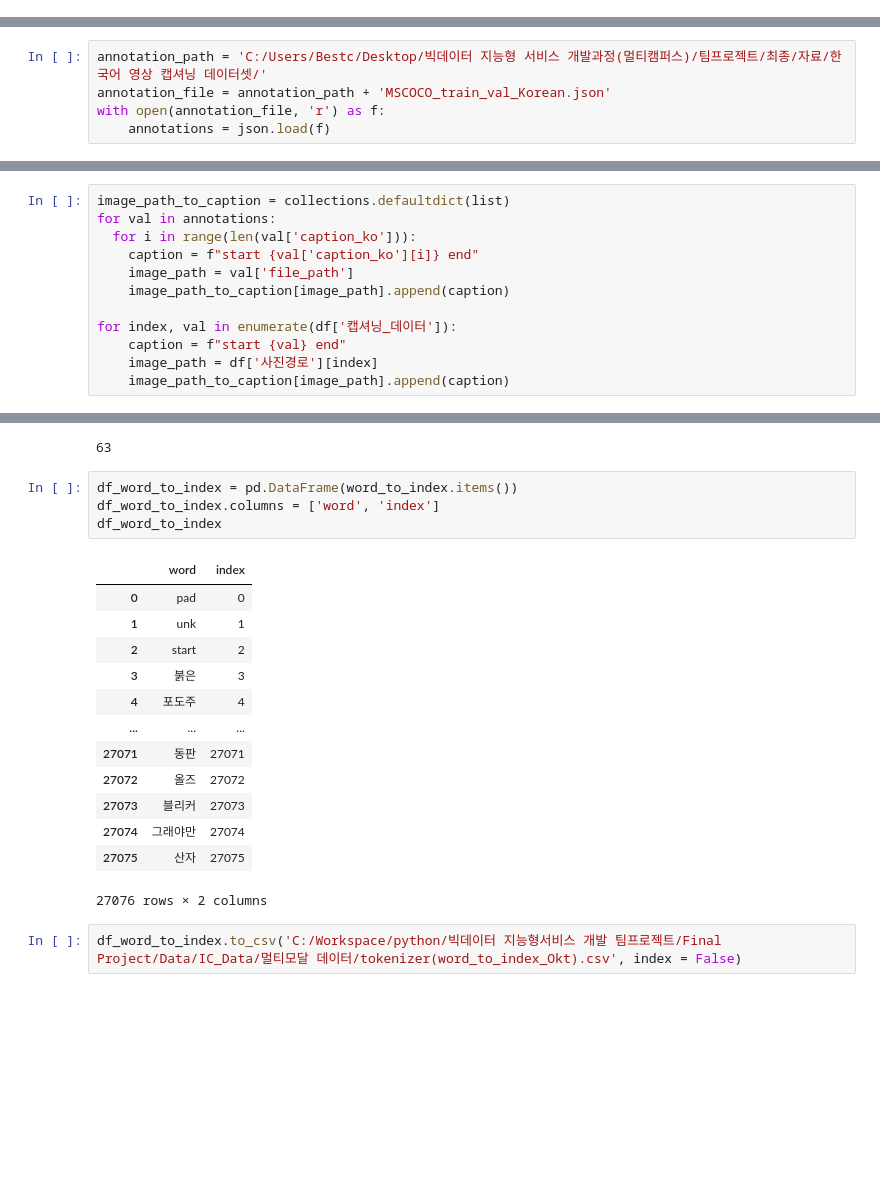
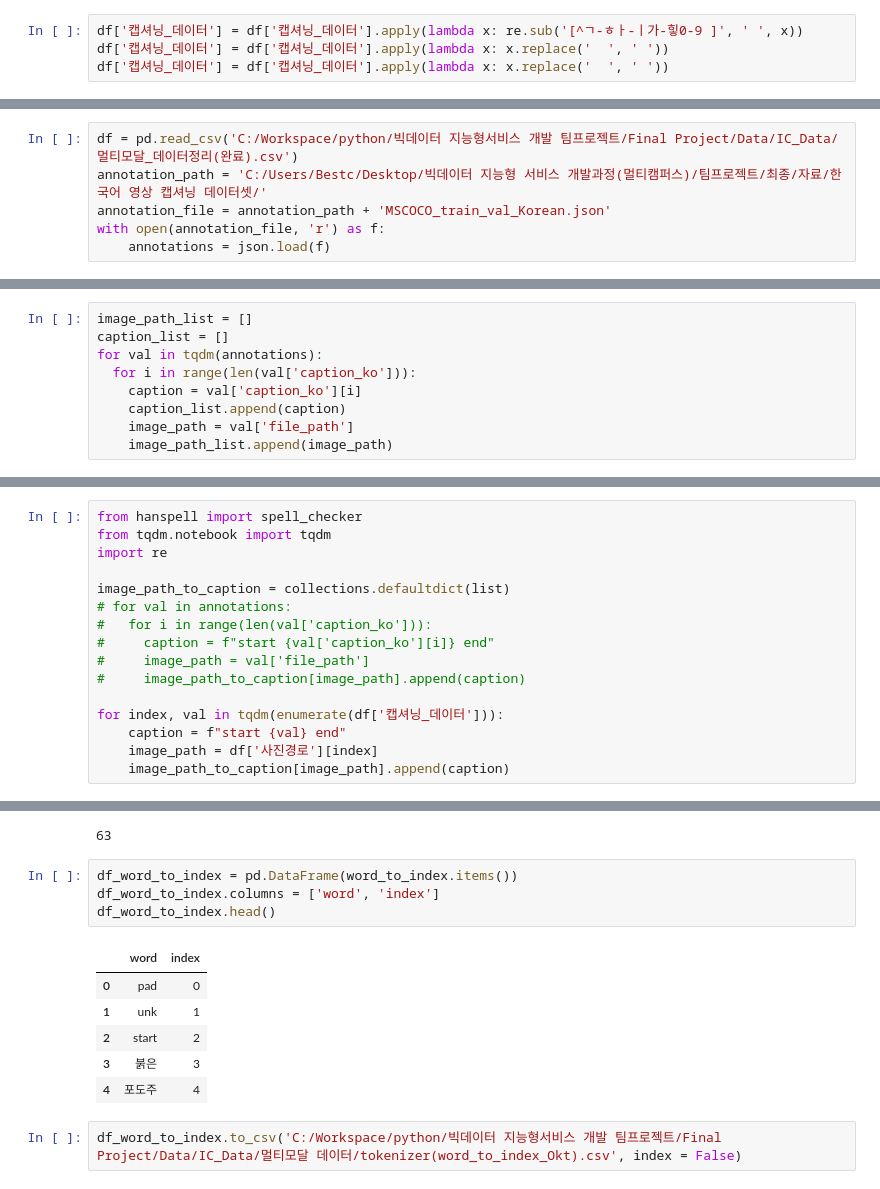
Before and after one commit to Bigdata92/Multicampus-Final_PleaseTell-, a Jupyter notebook: Image_Captioning/한국어 캡션 전처리01.ipynb, the cells around one changed output, grey strips where cells are left out. Drawn from its saved outputs; the diff is of its cells as text; blank space fills up the shorter version.

```diff
--- a/Image_Captioning/한국어 캡션 전처리01.ipynb
+++ b/Image_Captioning/한국어 캡션 전처리01.ipynb
@@ -65 +41,5 @@ df.to_csv('C:/Workspace/python/빅데이터 지능형서비스 개발 팀프로
 df = pd.read_csv('C:/Workspace/python/빅데이터 지능형서비스 개발 팀프로젝트/Final Project/Data/IC_Data/멀티모달_데이터정리(완료).csv')
+# %%
+df['캡셔닝_데이터'] = df['캡셔닝_데이터'].apply(lambda x: re.sub('[^ㄱ-ㅎㅏ-ㅣ가-힣0-9 ]', ' ', x))
+df['캡셔닝_데이터'] = df['캡셔닝_데이터'].apply(lambda x: x.replace('  ', ' '))
+df['캡셔닝_데이터'] = df['캡셔닝_데이터'].apply(lambda x: x.replace('  ', ' '))
@@ -171,6 +113,7 @@ import time
 import json
 from PIL import Image
 # %%
+df = pd.read_csv('C:/Workspace/python/빅데이터 지능형서비스 개발 팀프로젝트/Final Project/Data/IC_Data/멀티모달_데이터정리(완료).csv')
 annotation_path = 'C:/Users/Bestc/Desktop/빅데이터 지능형 서비스 개발과정(멀티캠퍼스)/팀프로젝트/최종/자료/한국어 영상 캡셔닝 데이터셋/'
 annotation_file = annotation_path + 'MSCOCO_train_val_Korean.json'
 with open(annotation_file, 'r') as f:
@@ -181,0 +133,9 @@ annotations[0]['file_path']
+# %%
+image_path_list = []
+caption_list = []
+for val in tqdm(annotations):
+  for i in range(len(val['caption_ko'])):
+    caption = val['caption_ko'][i]
+    caption_list.append(caption)
+    image_path = val['file_path']
+    image_path_list.append(image_path)
@@ -182,12 +187,16 @@ annotations[0]['file_path']
 # %%
+from hanspell import spell_checker
+from tqdm.notebook import tqdm
+import re
+
 image_path_to_caption = collections.defaultdict(list)
-for val in annotations:
-  for i in range(len(val['caption_ko'])):
-    caption = f"start {val['caption_ko'][i]} end"
-    image_path = val['file_path']
-    image_path_to_caption[image_path].append(caption)
+# for val in annotations:
+#   for i in range(len(val['caption_ko'])):
+#     caption = f"start {val['caption_ko'][i]} end"
+#     image_path = val['file_path']
+#     image_path_to_caption[image_path].append(caption)
 
-for index, val in enumerate(df['캡셔닝_데이터']):
+for index, val in tqdm(enumerate(df['캡셔닝_데이터'])):
     caption = f"start {val} end"
     image_path = df['사진경로'][index]
     image_path_to_caption[image_path].append(caption)
@@ -351,20 +360,13 @@ max_length
 # %%
 df_word_to_index = pd.DataFrame(word_to_index.items())
 df_word_to_index.columns = ['word', 'index']
-df_word_to_index
+df_word_to_index.head()
 # %% [output]
 |  | word | index |
 | 0 | pad | 0 |
 | 1 | unk | 1 |
 | 2 | start | 2 |
 | 3 | 붉은 | 3 |
 | 4 | 포도주 | 4 |
-| ... | ... | ... |
-| 27071 | 동판 | 27071 |
-| 27072 | 올즈 | 27072 |
-| 27073 | 블리커 | 27073 |
-| 27074 | 그래야만 | 27074 |
-| 27075 | 산자 | 27075 |
-27076 rows × 2 columns
 # %%
 df_word_to_index.to_csv('C:/Workspace/python/빅데이터 지능형서비스 개발 팀프로젝트/Final Project/Data/IC_Data/멀티모달 데이터/tokenizer(word_to_index_Okt).csv', index = False)
```
Also changed, not shown: parts of 15 cells of this notebook, 1 other file.
